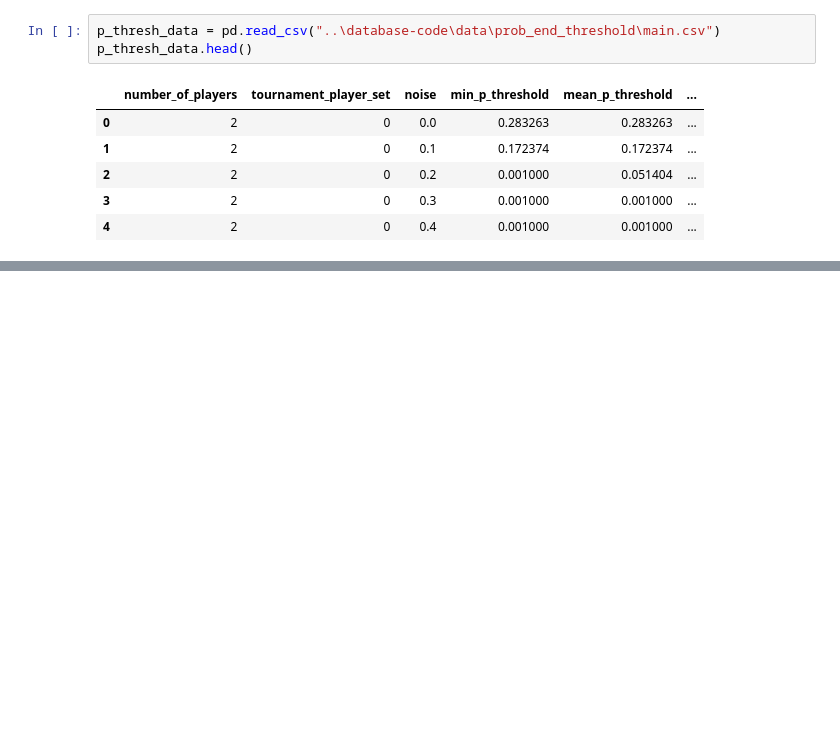
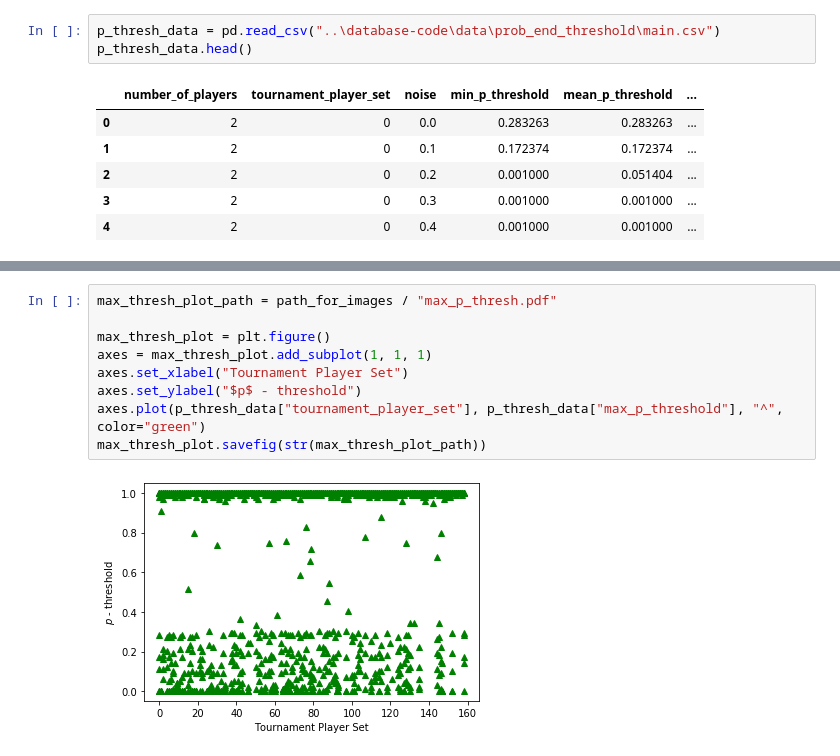
Before and after one commit to shapperzsm/final-project, a Jupyter notebook: src/analysing-the-data/main-analysis.ipynb, the cells around one changed output, grey strips where cells are left out. Saved outputs shown, nothing was run; the diff lists cells and outputs as text; blank space fills up the shorter version.

```diff
--- a/src/analysing-the-data/main-analysis.ipynb
+++ b/src/analysing-the-data/main-analysis.ipynb
@@ -47,0 +49,11 @@ ValueError: RGBA sequence should have length 3 or 4
+# %%
+max_thresh_plot_path = path_for_images / "max_p_thresh.pdf"
+
+max_thresh_plot = plt.figure()
+axes = max_thresh_plot.add_subplot(1, 1, 1)
+axes.set_xlabel("Tournament Player Set")
+axes.set_ylabel("$p$ - threshold")
+axes.plot(p_thresh_data["tournament_player_set"], p_thresh_data["max_p_threshold"], "^", color="green")
+max_thresh_plot.savefig(str(max_thresh_plot_path))
+# %% [output]
+[figure, added]
```
Also changed, not shown: parts of 25 cells of this notebook, 3 other files.
